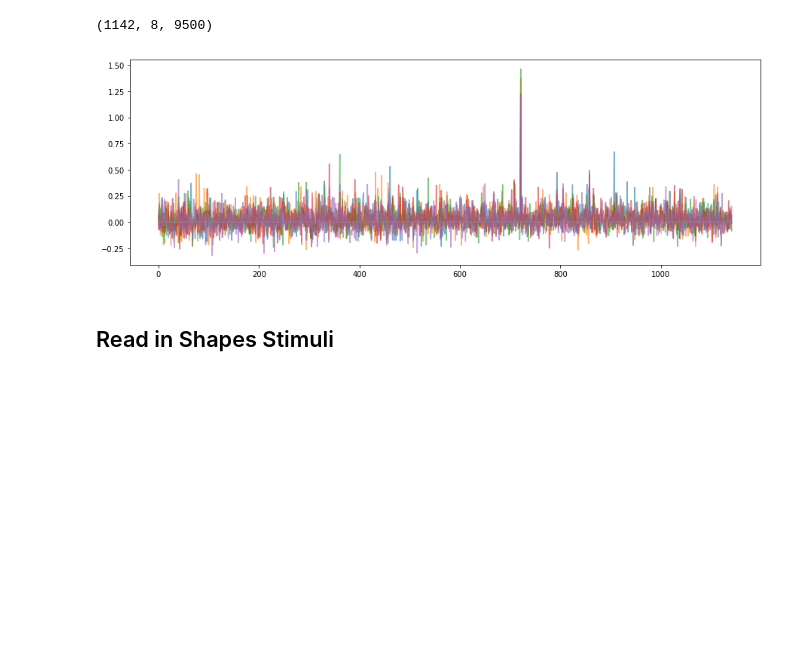
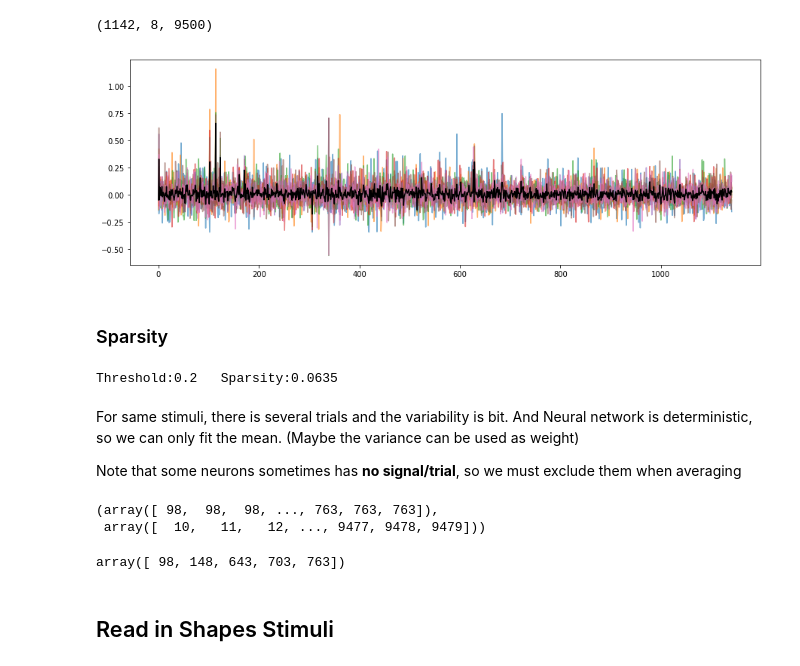
Before and after one commit to Animadversio/2p-V1-population-coding-data-analysis, a Jupyter notebook: V1 CNN Demo.ipynb, the cells around one changed output. Drawn from its saved outputs; the diff is of its cells as text; code cells hidden in the pictures; blank space fills up the shorter version.

```diff
--- a/V1 CNN Demo.ipynb
+++ b/V1 CNN Demo.ipynb
@@ -29,9 +29,34 @@ FullRsp.shape
 # %% [output]
 (1142, 8, 9500)
 # %%
+si=101
 plt.figure(figsize=[15,5])
 for i in range(8):
-    plt.plot(FullRsp[:,i,0],alpha=0.6)
+    plt.plot(FullRsp[:,i,si],alpha=0.6)
+plt.plot(FullRsp[:,:,si].sum(axis=1)/NumT[:,si],color='black')
 plt.show()
 # %% [output]
-[figure, old version]
+[figure, new version]
+# %% [markdown]
+### Sparsity
+# %%
+Thr=0.2
+RspPeakcnt=len((FullRsp>0.2).nonzero()[0])
+print("Threshold:%.1f\tSparsity:%.4f"%(Thr,RspPeakcnt/NumT.sum()))
+# %% [output]
+Threshold:0.2   Sparsity:0.0635
+# %% [markdown]
+For same stimuli, there is several trials and the variability is bit.
+And Neural network is deterministic, so we can only fit the mean.
+(Maybe the variance can be used as weight)
+
+Note that some neurons sometimes has **no signal/trial**, so we must exclude them when averaging
+# %%
+np.nonzero(NumT==0)
+# %% [output]
+(array([ 98,  98,  98, ..., 763, 763, 763]),
+ array([  10,   11,   12, ..., 9477, 9478, 9479]))
+# %%
+np.unique(np.nonzero(NumT==0)[0])
+# %% [output]
+array([ 98, 148, 643, 703, 763])
```
Also changed, not shown: parts of 16 cells of this notebook.
